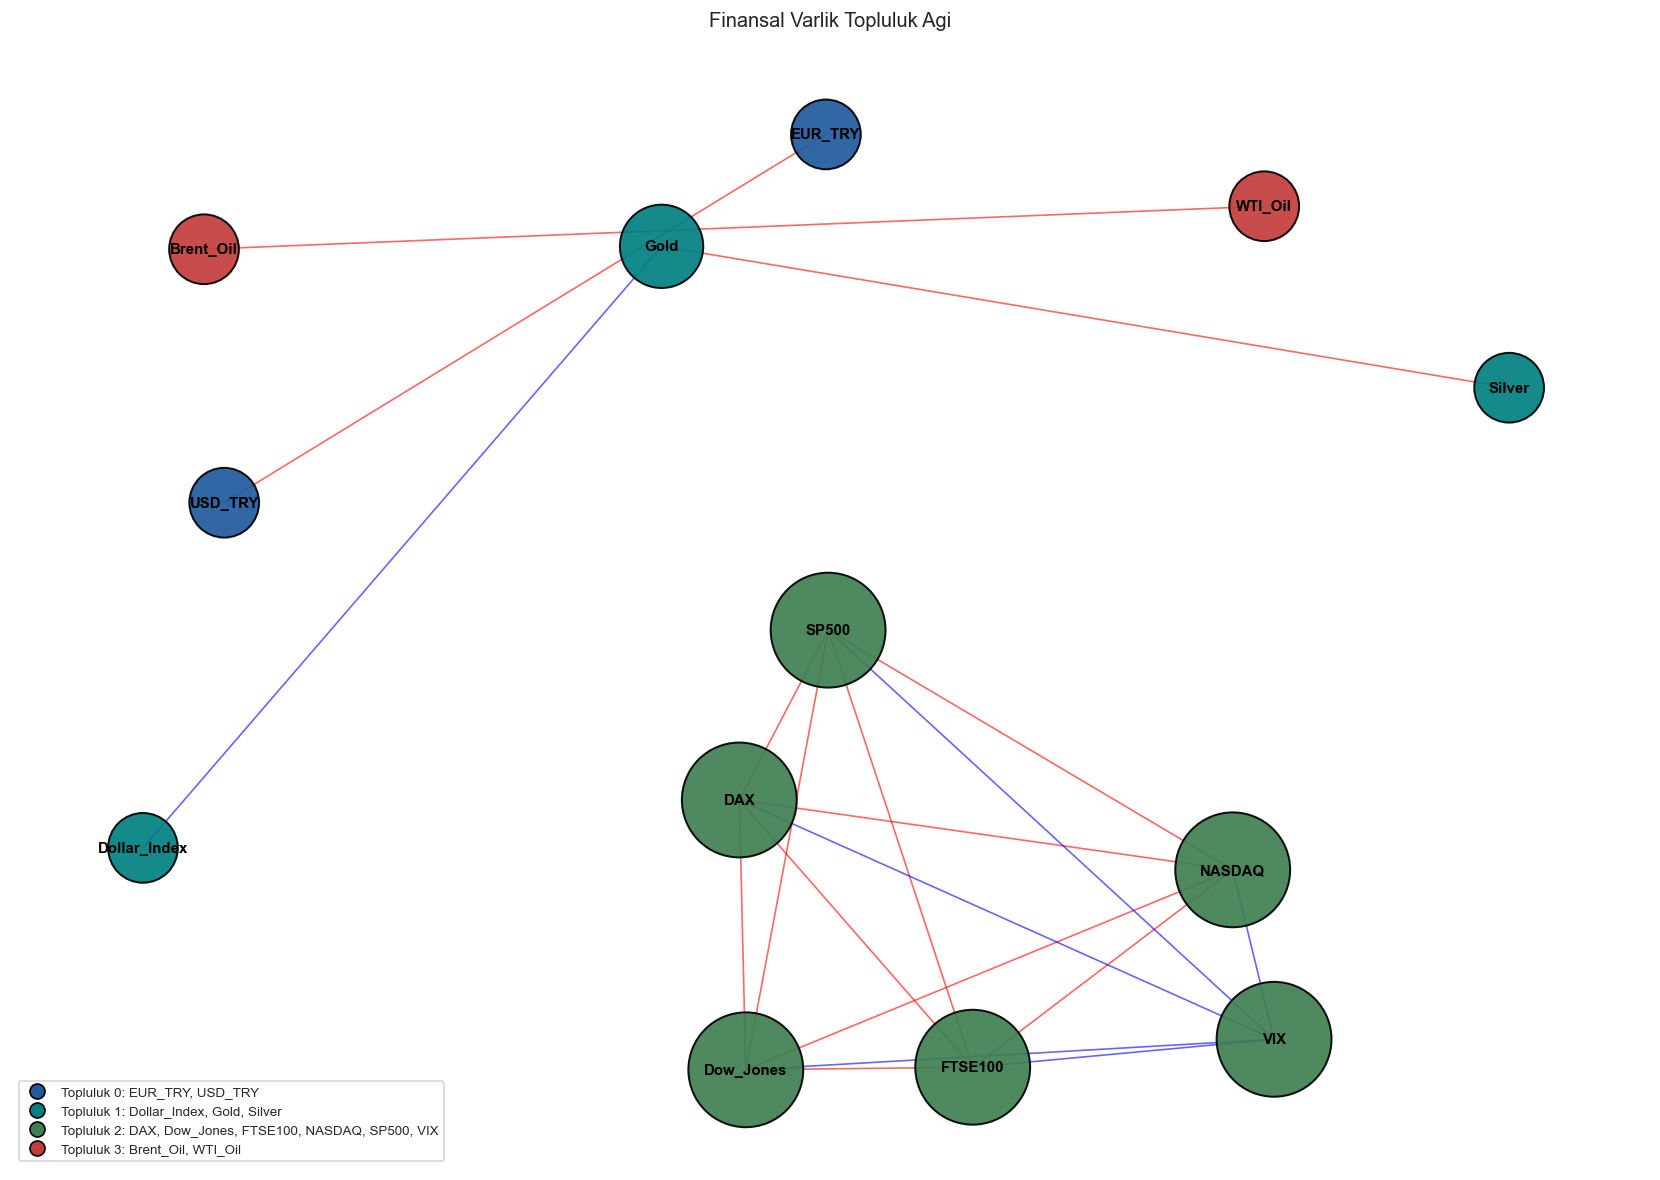
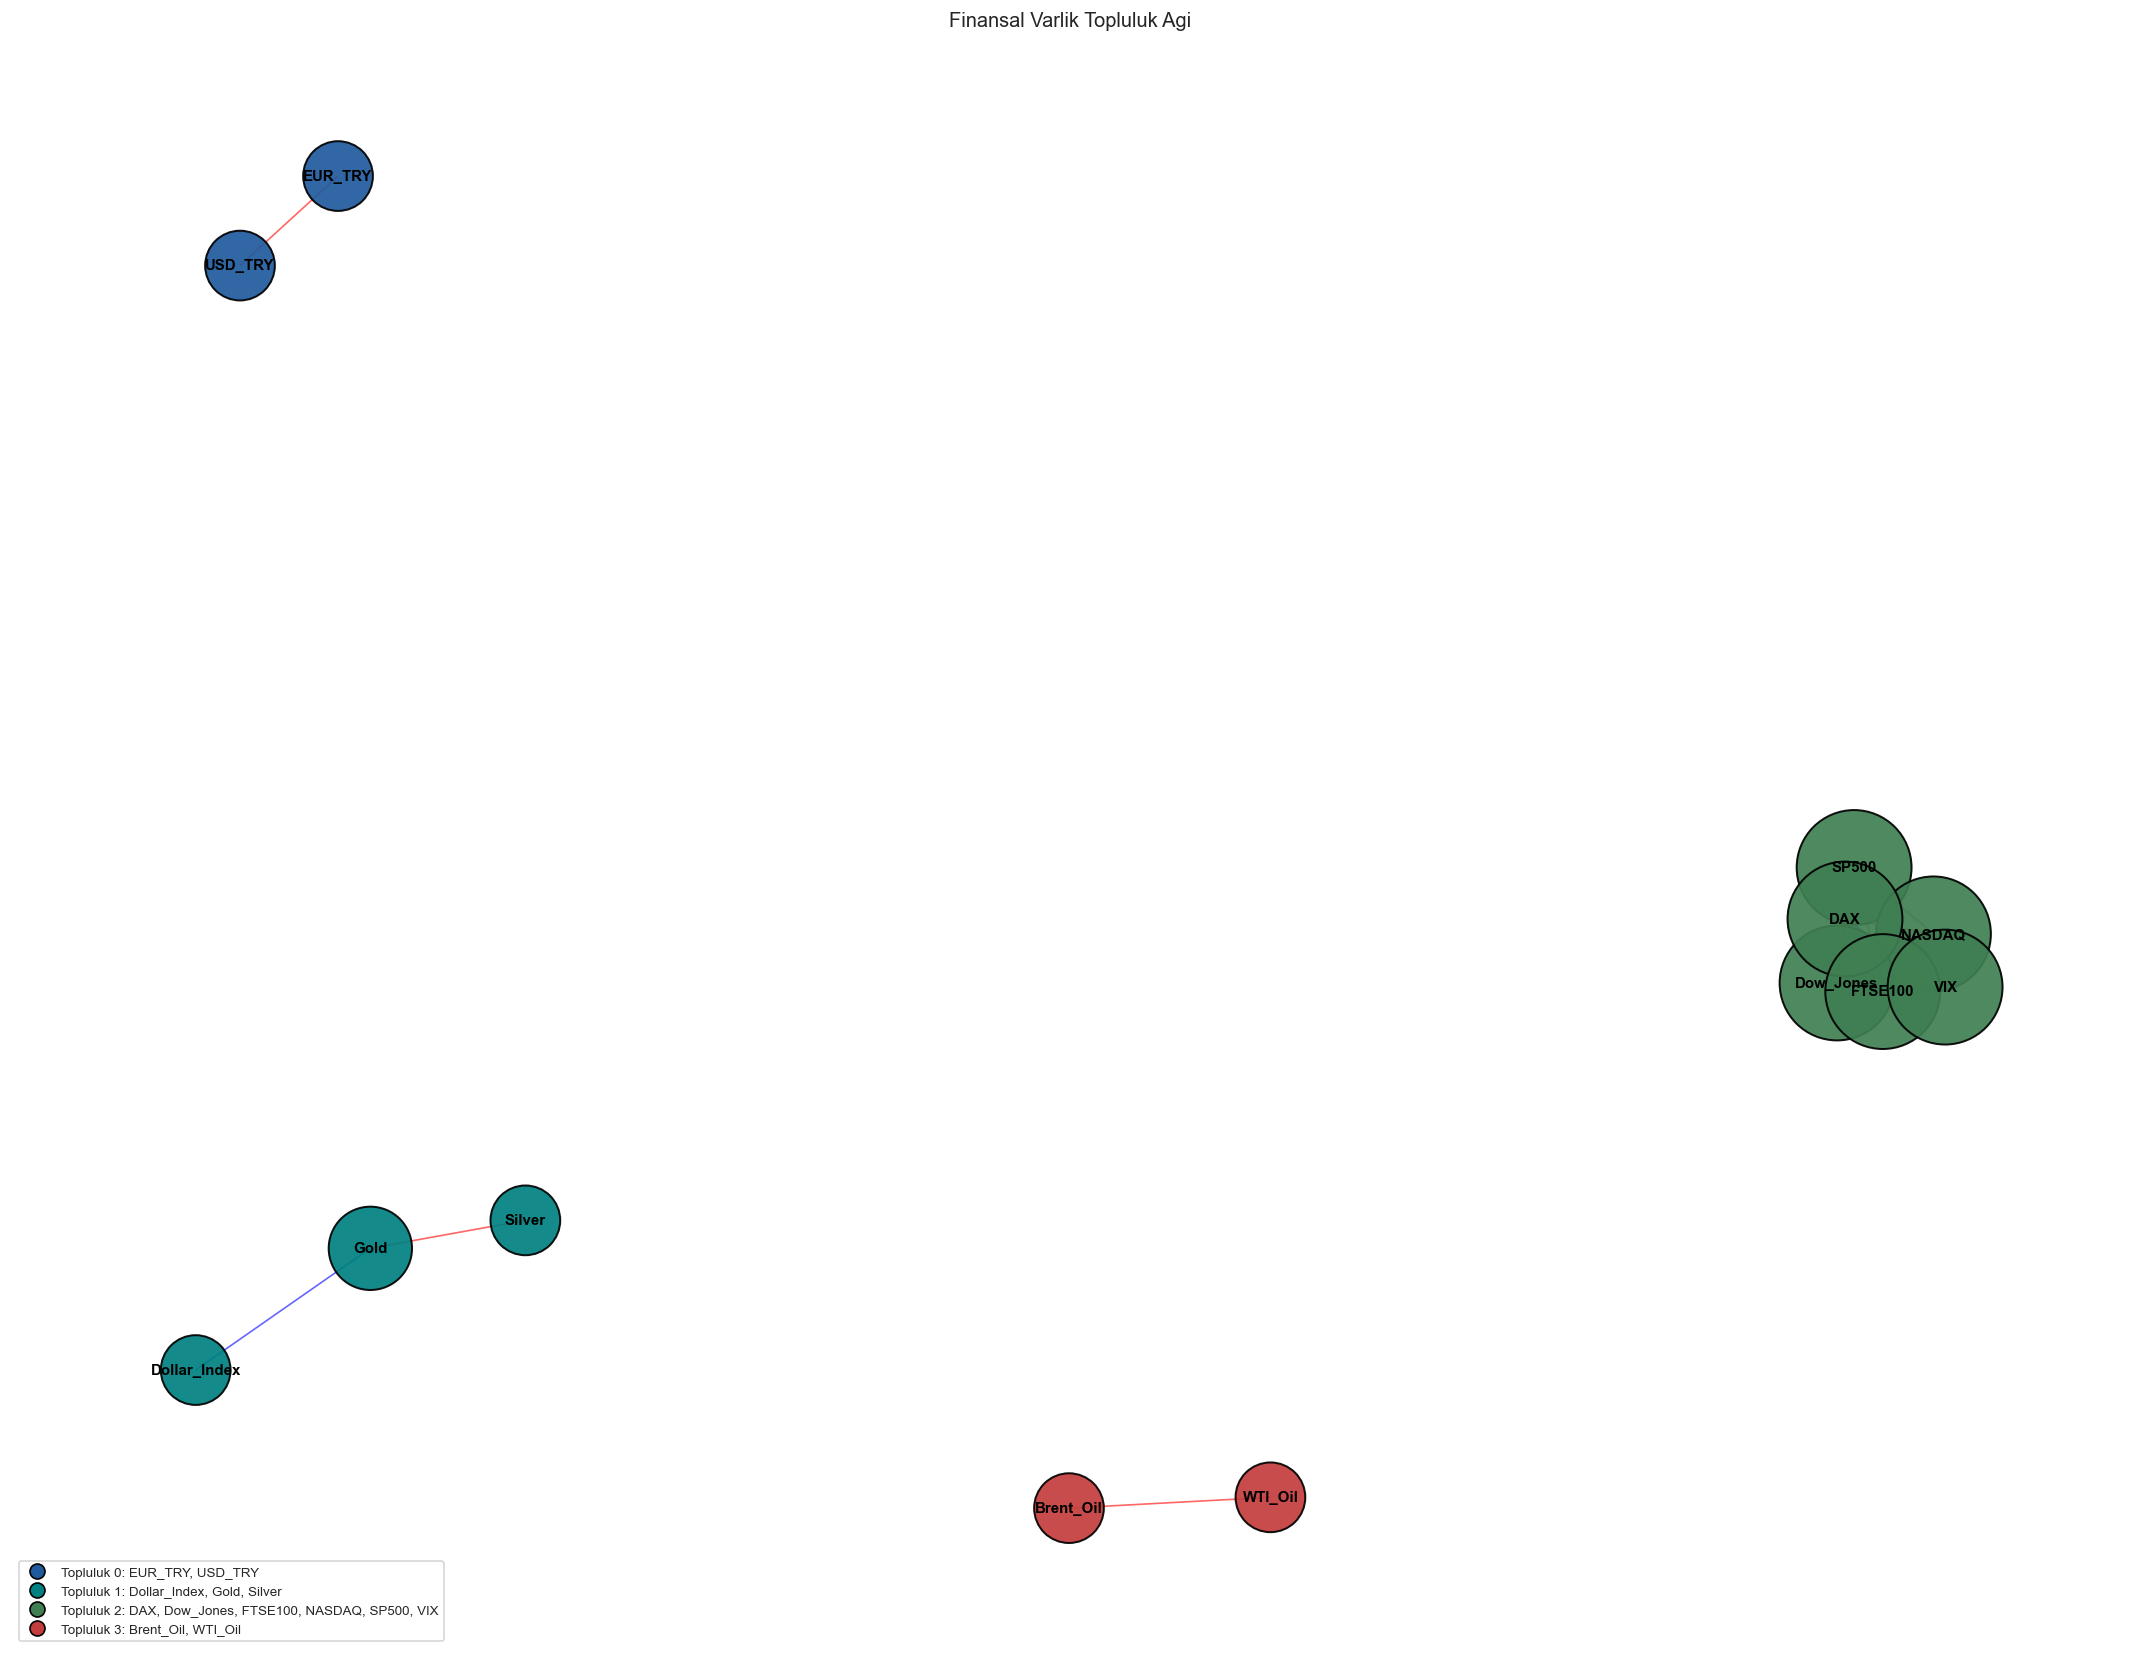
The notebook cell's code change between the first figure and the second:
--- before
+++ after
@@ -1,3 +1,29 @@
-pos_comm = nx.spring_layout(community_G, seed=42, k=1.3)
+base_pos = nx.spring_layout(
+    community_G,
+    seed=42,
+    k=1.0,
+    weight="weight"
+)
+
+community_centers = {
+    0: (-2.5, 1.8),
+    1: (-2.5, -1.8),
+    2: (2.3, 0),
+    3: (0.2, -3.0),
+}
+
+pos_comm = {}
+
+for node, (x, y) in base_pos.items():
+
+    comm = partition[node]
+
+    center_x, center_y = community_centers[comm]
+
+    pos_comm[node] = (
+        center_x + x * 0.6,
+        center_y + y * 0.6
+    )
+
 community_colors = {
     0: "#1f5a9d",
@@ -18,5 +44,5 @@
 negative_edges = [(u, v) for u, v in community_G.edges() if community_G[u][v]["correlation"] < 0]
 
-plt.figure(figsize=(14, 10))
+plt.figure(figsize=(18, 14))
 nx.draw_networkx_nodes(community_G, pos_comm, node_size=node_sizes, node_color=node_colors, edgecolors="black", linewidths=1.2, alpha=0.92)
 nx.draw_networkx_edges(community_G, pos_comm, edgelist=positive_edges, edge_color="red", alpha=0.6)

Commit: the last ipynb